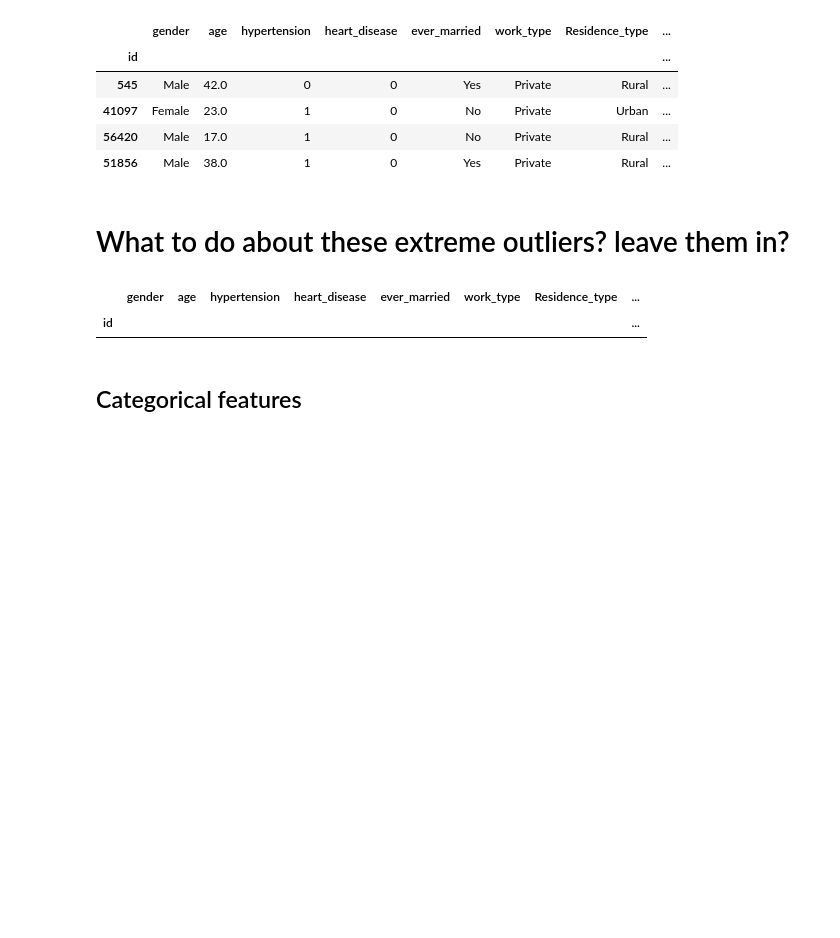
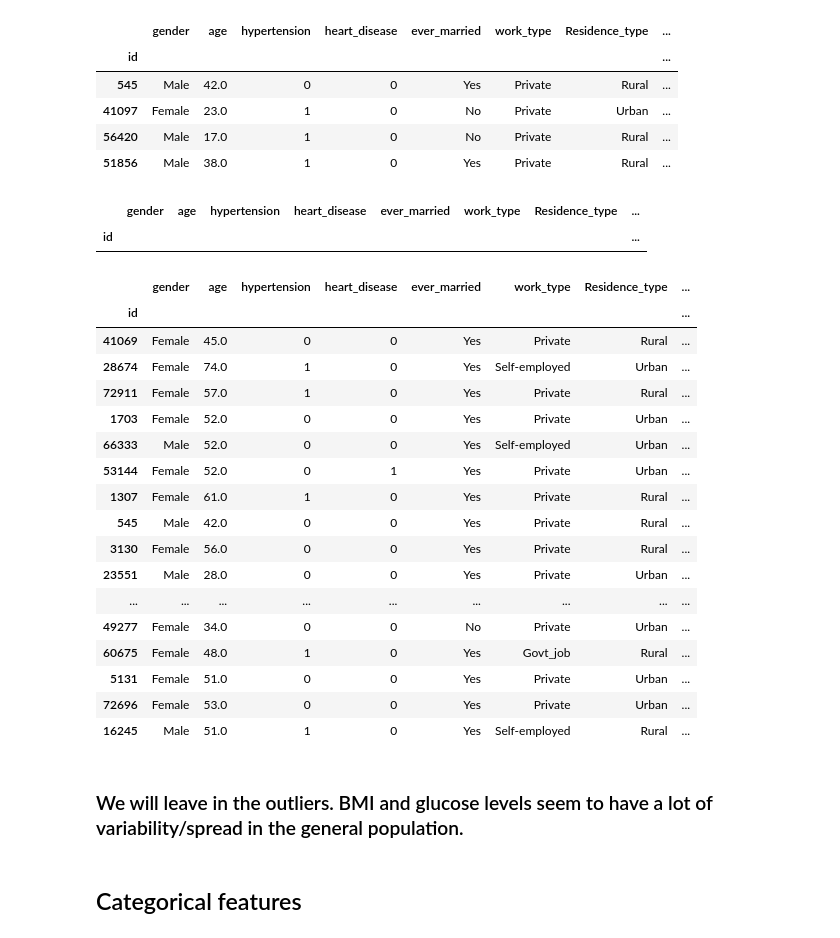
Before and after one commit to rotznmu/stroke_prediction_capstone, a Jupyter notebook: Stroke Prediction.ipynb, the cells around one changed output. Saved outputs shown, nothing was run; the diff lists cells and outputs as text; code cells hidden in the pictures; blank space fills up the shorter version.

```diff
--- a/Stroke Prediction.ipynb
+++ b/Stroke Prediction.ipynb
@@ -381,13 +381,39 @@ stroke_data[stroke_data['bmi'] > 70]
 | 41097 | Female | 23.0 | 1 | 0 | No | Private | Urban | ... |
 | 56420 | Male | 17.0 | 1 | 0 | No | Private | Rural | ... |
 | 51856 | Male | 38.0 | 1 | 0 | Yes | Private | Rural | ... |
-# %% [markdown]
-# What to do about these extreme outliers? leave them in?
 # %%
 stroke_data[stroke_data['avg_glucose_level'] > 300]
 # %% [output]
 |  | gender | age | hypertension | heart_disease | ever_married | work_type | Residence_type | ... |
 | id |  |  |  |  |  |  |  | ... |
+# %%
+mean_bmi = stroke_data['bmi'].mean()
+std_bmi = stroke_data['bmi'].std()
+cut_off = std_bmi * 3
+lower, upper = mean_bmi - cut_off, mean_bmi + cut_off
+
+stroke_data[np.abs(stroke_data['bmi']) > upper]
+# %% [output]
+|  | gender | age | hypertension | heart_disease | ever_married | work_type | Residence_type | ... |
+| id |  |  |  |  |  |  |  | ... |
+| 41069 | Female | 45.0 | 0 | 0 | Yes | Private | Rural | ... |
+| 28674 | Female | 74.0 | 1 | 0 | Yes | Self-employed | Urban | ... |
+| 72911 | Female | 57.0 | 1 | 0 | Yes | Private | Rural | ... |
+| 1703 | Female | 52.0 | 0 | 0 | Yes | Private | Urban | ... |
+| 66333 | Male | 52.0 | 0 | 0 | Yes | Self-employed | Urban | ... |
+| 53144 | Female | 52.0 | 0 | 1 | Yes | Private | Urban | ... |
+| 1307 | Female | 61.0 | 1 | 0 | Yes | Private | Rural | ... |
+| 545 | Male | 42.0 | 0 | 0 | Yes | Private | Rural | ... |
+| 3130 | Female | 56.0 | 0 | 0 | Yes | Private | Rural | ... |
+| 23551 | Male | 28.0 | 0 | 0 | Yes | Private | Urban | ... |
+| ... | ... | ... | ... | ... | ... | ... | ... | ... |
+| 49277 | Female | 34.0 | 0 | 0 | No | Private | Urban | ... |
+| 60675 | Female | 48.0 | 1 | 0 | Yes | Govt_job | Rural | ... |
+| 5131 | Female | 51.0 | 0 | 0 | Yes | Private | Urban | ... |
+| 72696 | Female | 53.0 | 0 | 0 | Yes | Private | Urban | ... |
+| 16245 | Male | 51.0 | 1 | 0 | Yes | Self-employed | Rural | ... |
+# %% [markdown]
+### We will leave in the outliers. BMI and glucose levels seem to have a lot of variability/spread in the general population.
 # %% [markdown]
 ## Categorical features
 # %%
```
Also changed, not shown: parts of 9 cells of this notebook.
